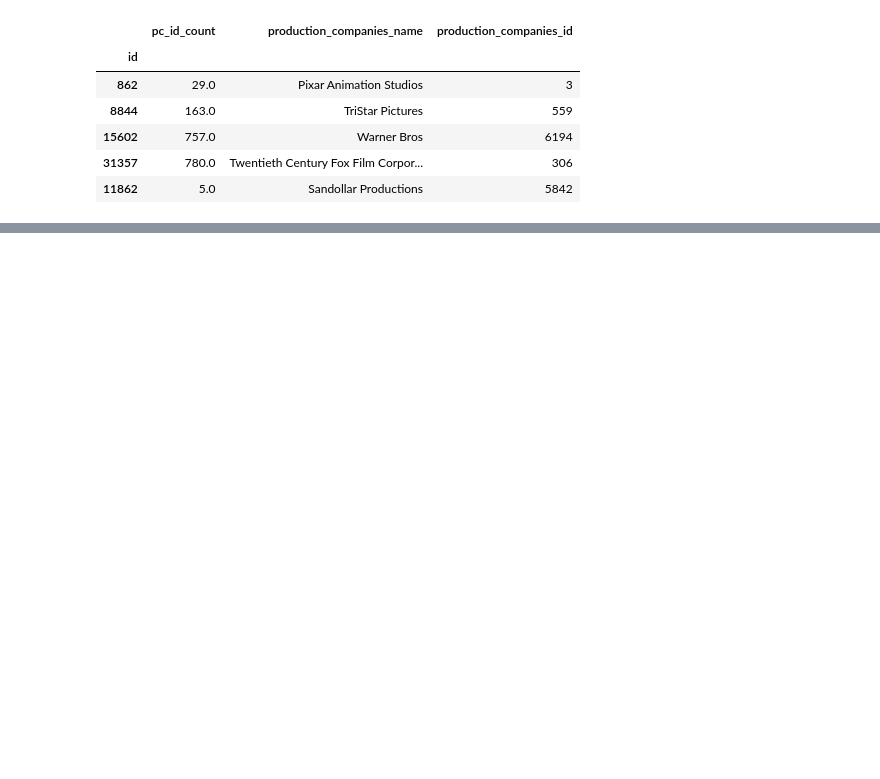
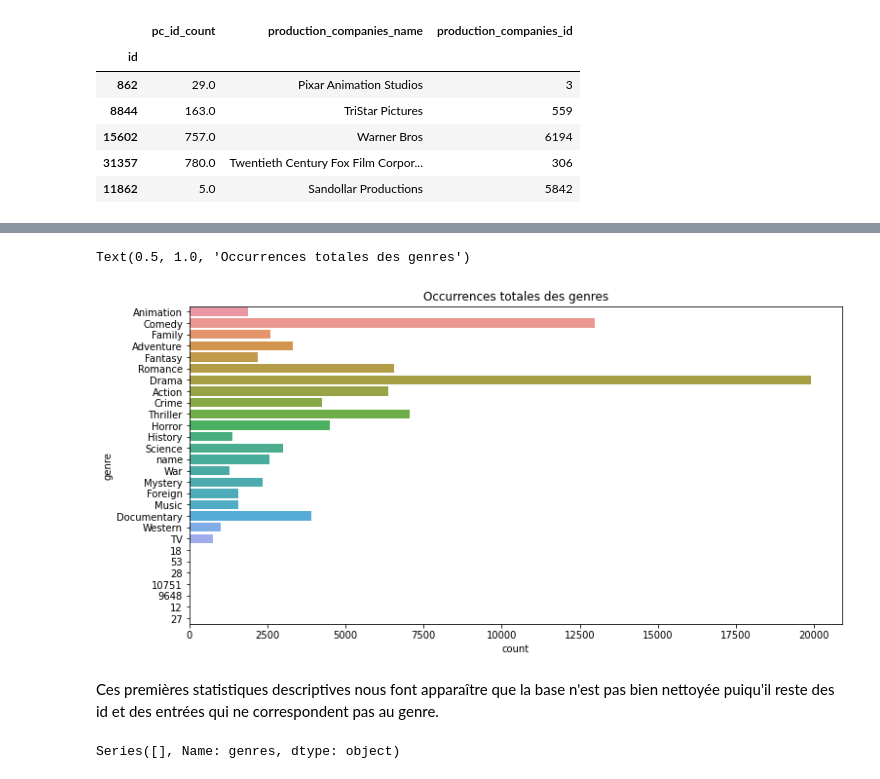
Before and after one commit to marie-ganon/Projet-Python-S1, a Jupyter notebook: Scraping_nettoyage.ipynb, the cells around one changed output, grey strips where cells are left out. Saved outputs shown, nothing was run; the diff lists cells and outputs as text; code cells hidden in the pictures; blank space fills up the shorter version.

```diff
--- a/Scraping_nettoyage.ipynb
+++ b/Scraping_nettoyage.ipynb
@@ -446,0 +576,9 @@ df[['pc_id_count', 'production_companies_name', 'production_companies_id']].head
+# %%
+l = []
+for i in trange(len(df)):
+    genre = df.genres[i].split()
+    for i in genre :
+        l.append(i)
+genre = pd.DataFrame(l, columns=['genre'])
+genre = genre.genre.str.replace(r',', '')
+genre
@@ -446,0 +598,13 @@ df[['pc_id_count', 'production_companies_name', 'production_companies_id']].head
+# %%
+fig, ax = plt.subplots(figsize=(12,6))
+sns.countplot(y = genre)
+plt.title('Occurrences totales des genres')
+# %% [output]
+Text(0.5, 1.0, 'Occurrences totales des genres')
+[figure, added]
+# %% [markdown]
+Ces premières statistiques descriptives nous font apparaître que la base n'est pas bien nettoyée puiqu'il reste des id et des entrées qui ne correspondent pas au genre.
+# %%
+df.genres[df.genres == '[]'].sort_values()
+# %% [output]
+Series([], Name: genres, dtype: object)
```
Also changed, not shown: parts of 43 cells of this notebook.
